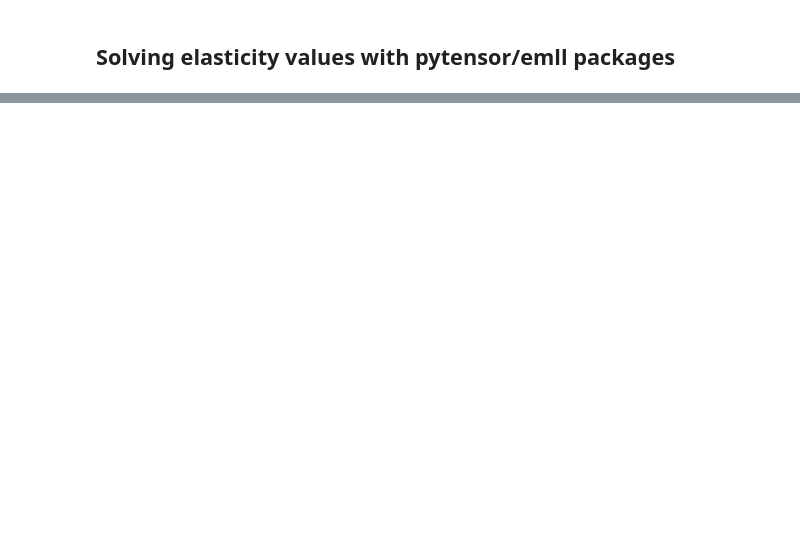
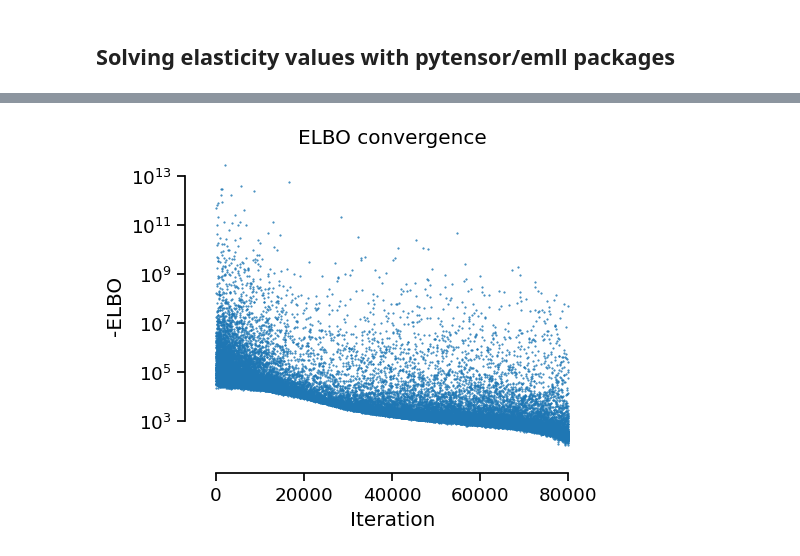
Before and after one commit to janisshin/classical-linlog, a Jupyter notebook: notebooks/yeast.ipynb, the cells around one changed output, grey strips where cells are left out. Saved outputs shown, nothing was run; the diff lists cells and outputs as text; code cells hidden in the pictures; blank space fills up the shorter version.

```diff
--- a/notebooks/yeast.ipynb
+++ b/notebooks/yeast.ipynb
@@ -630,0 +1011,8 @@ array([2.44586353, 1.07989631, 0.10915869, 0.55595515, 1.07104964,
+# %%
+from emll.util import initialize_elasticity
+with pm.Model() as pymc_model:
+
+    # Initialize elasticities
+    Ex_t = pm.Deterministic('Ex', initialize_elasticity(N, 'ex', b=0.05, sigma=1, alpha=5))
+    # Ey_t = pm.Deterministic('Ey', initialize_elasticity(-Ey.T, 'ey', b=0.05, sigma=1, alpha=5))
+    Ey_t = pm.Laplace('Ey_t', mu=ey, b=0.001)
@@ -630,0 +1033,8 @@ array([2.44586353, 1.07989631, 0.10915869, 0.55595515, 1.07104964,
+# %%
+with pymc_model:
+    advi = pm.ADVI()
+    tracker = pm.callbacks.Tracker(
+        mean = advi.approx.mean.eval,
+        std = advi.approx.std.eval
+    )
+    approx = pm.fit(n=80000)
@@ -630,0 +1046,14 @@ array([2.44586353, 1.07989631, 0.10915869, 0.55595515, 1.07104964,
+# %%
+with sns.plotting_context('notebook', font_scale=1.2):
+
+    fig = plt.figure(figsize=(5,4),dpi=100)
+    plt.plot(approx.hist + 30, '.', rasterized=True, ms=1)
+    plt.yscale("log")
+
+    sns.despine(trim=True, offset=10)
+
+    plt.ylabel('-ELBO')
+    plt.xlabel('Iteration')
+    plt.title('ELBO convergence')
+# %% [output]
+[figure, added]
```
Also changed, not shown: parts of 41 cells of this notebook.
